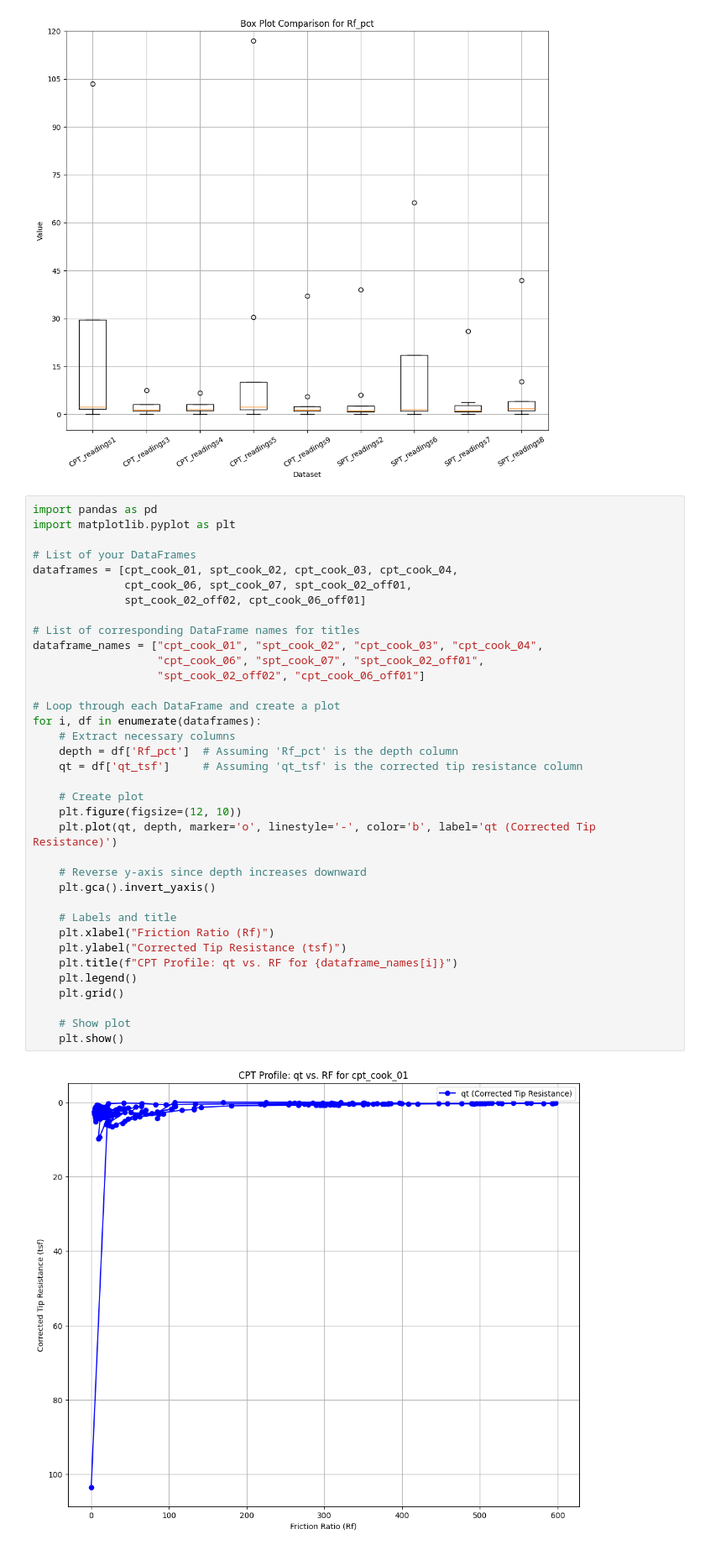
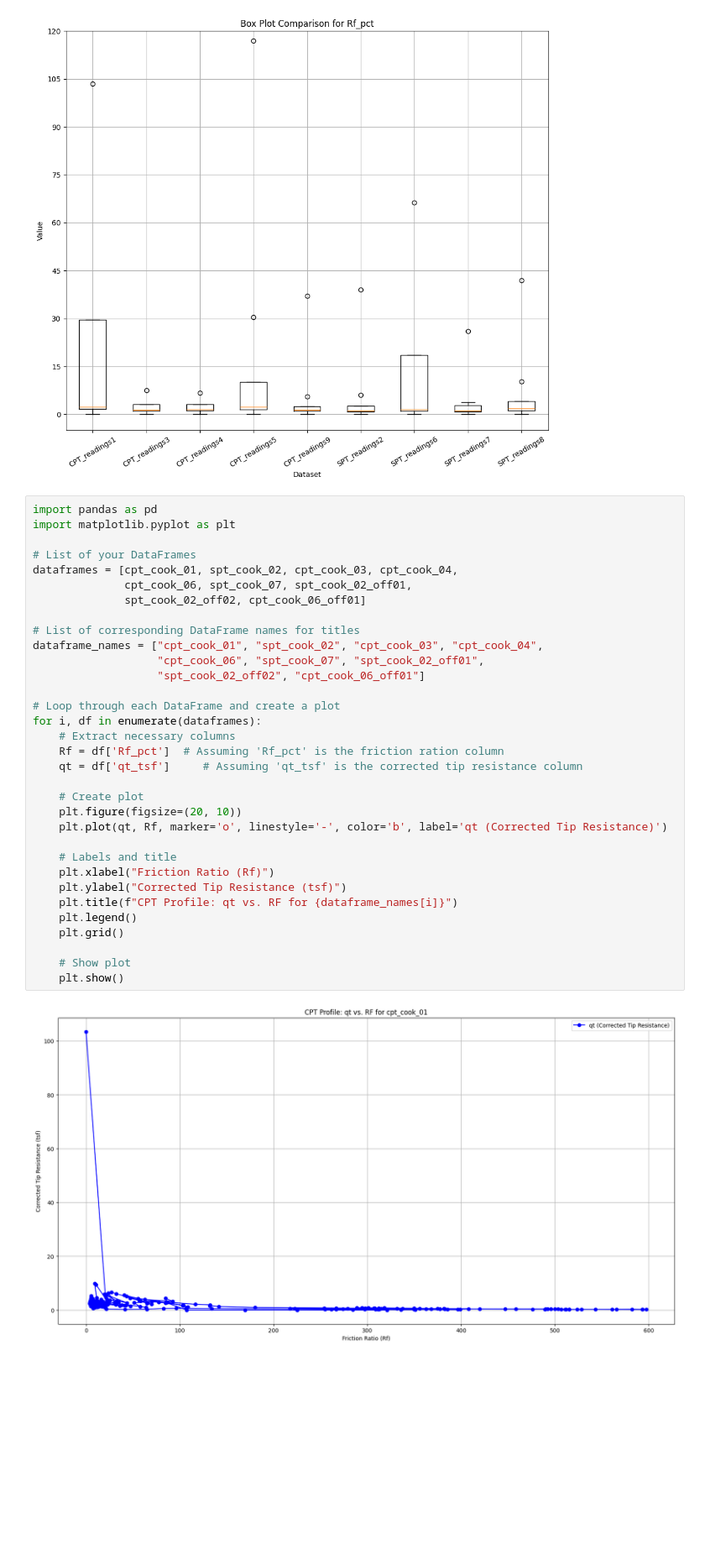
Before and after one commit to iGeology-Illinois/geol-581-module-3-principles-of-uncertainty-chapter-4-seanb7, a Jupyter notebook: Python Lab 4.ipynb, the cells around one changed output. Shown at 84% size. Drawn from its saved outputs; the diff is of its cells as text; blank space fills up the shorter version.

```diff
--- a/Python Lab 4.ipynb
+++ b/Python Lab 4.ipynb
@@ -468,37 +468,34 @@ for column in key_columns:
 import pandas as pd
 import matplotlib.pyplot as plt
 
 # List of your DataFrames
 dataframes = [cpt_cook_01, spt_cook_02, cpt_cook_03, cpt_cook_04,
               cpt_cook_06, spt_cook_07, spt_cook_02_off01,
               spt_cook_02_off02, cpt_cook_06_off01]
 
 # List of corresponding DataFrame names for titles
 dataframe_names = ["cpt_cook_01", "spt_cook_02", "cpt_cook_03", "cpt_cook_04",
                    "cpt_cook_06", "spt_cook_07", "spt_cook_02_off01",
                    "spt_cook_02_off02", "cpt_cook_06_off01"]
 
 # Loop through each DataFrame and create a plot
 for i, df in enumerate(dataframes):
     # Extract necessary columns
-    depth = df['Rf_pct']  # Assuming 'Rf_pct' is the depth column
+    Rf = df['Rf_pct']  # Assuming 'Rf_pct' is the friction ration column
     qt = df['qt_tsf']     # Assuming 'qt_tsf' is the corrected tip resistance column
 
     # Create plot
-    plt.figure(figsize=(12, 10))
-    plt.plot(qt, depth, marker='o', linestyle='-', color='b', label='qt (Corrected Tip Resistance)')
-
-    # Reverse y-axis since depth increases downward
-    plt.gca().invert_yaxis()
+    plt.figure(figsize=(20, 10))
+    plt.plot(qt, Rf, marker='o', linestyle='-', color='b', label='qt (Corrected Tip Resistance)')
 
     # Labels and title
     plt.xlabel("Friction Ratio (Rf)")
     plt.ylabel("Corrected Tip Resistance (tsf)")
     plt.title(f"CPT Profile: qt vs. RF for {dataframe_names[i]}")
     plt.legend()
     plt.grid()
 
     # Show plot
     plt.show()
 # %% [output]
-[figure, old version]
+[figure, new version]
```
Also changed, not shown: parts of 1 cell of this notebook.
